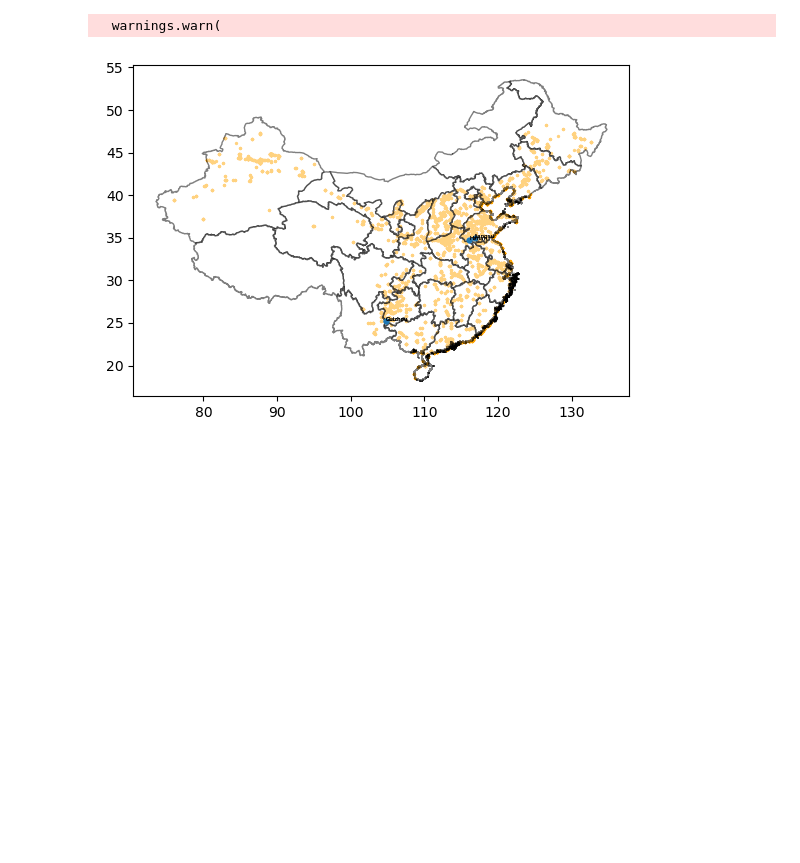
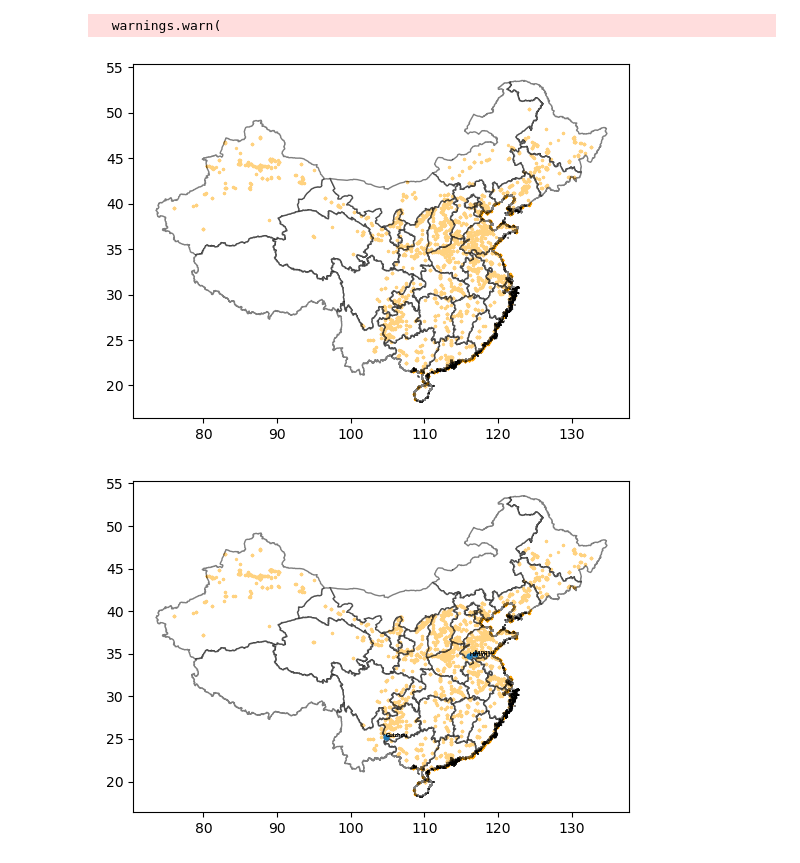
Before and after one commit to pik-piam/PyPSA-China-PIK, a Jupyter notebook: workflow/notebooks/devgem.ipynbd-1.ipynb, the cells around one changed output. Drawn from its saved outputs; the diff is of its cells as text; code cells hidden in the pictures; blank space fills up the shorter version.

```diff
--- a/workflow/notebooks/devgem.ipynbd-1.ipynb
+++ b/workflow/notebooks/devgem.ipynbd-1.ipynb
@@ -135,18 +176,24 @@ prefs = fetch_prefecture_shapes()
 # %%
 provinces = build_provinces_with_split_inner_mongolia(prefs)
 # %%
-def load_gem_excel(path: os.PathLike, sheetname = "Units", country_names = ["China"])-> pd.DataFrame:
+def load_gem_excel(path: os.PathLike, sheetname = "Units", country_col = "Country/area", country_names = ["China"])-> pd.DataFrame:
     """
     Load a Global Energy monitor excel file as a dataframe.
 
     Args:
         path (os.PathLike): Path to the Excel file.
         sheetname (str): Name of the sheet to load. Default is "Units".
+        country_col (str): Column name for country names. Default is "Country/area".
         country_names (list): List of country names to filter by. Default is ["China"].
     """
 
     df = pd.read_excel(path, sheet_name=sheetname, engine="openpyxl")
-    return df.query('Country in @country_names')
+    df.columns = df.columns.str.replace("/", "_")
+    country_col = country_col.replace("/", "_").replace(" ", "_")
+    if not country_col in df.columns:
+        logger.warning(f"Column {country_col} not found in {path}. Returning unfiltered DataFrame.")
+        return df
+    return df.query(f'{country_col} in @country_names')
 
 def partition_gem_across_nodes(gem_data: pd.DataFrame, nodes: gpd.GeoDataFrame, admin_level = None) -> pd.DataFrame:
     """
@@ -191,0 +270,6 @@ def partition_gem_across_nodes(gem_data: pd.DataFrame, nodes: gpd.GeoDataFrame,
+# %%
+df = load_gem_excel("/home/ivanra/documents/tmp-pypsa-china/PyPSA-China-PIK/resources/data/existing_infrastructure/gem_data_raw/Global-integrated-Plant-Tracker-July-2025_china.xlsx", sheetname="Power facilities")
+datasets = {}
+for tech in df.Type.unique():
+    datasets[tech] = df[df.Type == tech]
+datasets
@@ -192,4 +294,13 @@ def partition_gem_across_nodes(gem_data: pd.DataFrame, nodes: gpd.GeoDataFrame,
+# %%
+data = {}
+for gem_file in gem_files:
+    name = gem_files[0].stem.split("-")[1]
+    sheetnames = ["Units", f"{name} Units", "Data"]
+    df = load_gem_excel(gem_file)
+    data[name] = df
 # %%
 ADM_COL = {0:"Country", 1:'Subnational unit (province, state)', 2: 'Major area (prefecture, district)'}
-quick_v = df.copy()
+quick_v =  gpd.GeoDataFrame(df, geometry="geometry", crs="EPSG:4326")
 quick_v["node"] = quick_v.apply(lambda row: row[ADM_COL[2]] if row[ADM_COL[1]] == 'InnerMongolia' else row[ADM_COL[1]], axis=1)
+im_split = quick_v[ADM_COL[2]].map(im_mongolia_map).dropna()
+quick_v.loc[im_split.index, "node"] = im_split
@@ -217,6 +313,21 @@ KeyError: "None of ['province'] are in the columns"
 joined2 = partition_gem_across_nodes(df, provinces[['geometry', 'GID_2']], admin_level=None)
 # %% [output]
   warnings.warn(
+# %%
+
+not_inner = quick_v[~ quick_v.node.isin(["InnerMongoliaEast", "InnerMongoliaWest"])]
+unmatched = not_inner[not_inner.node != not_inner["Subnational unit (province, state)"]]
+ax = not_inner[not_inner.node == not_inner["Subnational unit (province, state)"]].plot(markersize=2, color ="orange")
+provinces.plot(ax=ax, color="white", markersize=1, alpha=0.5, edgecolor='black')
+if not unmatched.empty:
+    unmatched.plot(markersize=10, ax =ax)
+# Annotate unmatched points based on column "a"
+col = "Subnational unit (province, state)"
+if col in unmatched.columns:
+    for idx, row in unmatched.iterrows():
+        ax.annotate(str(row[col]), (row.geometry.x, row.geometry.y), fontsize=4, color="black")
+# %% [output]
+[figure, added]
 # %%
 
 not_inner = joined2[~ joined2.node.isin(["InnerMongoliaEast", "InnerMongoliaWest"])]
```
Also changed, not shown: parts of 9 cells of this notebook, 1 other file.
